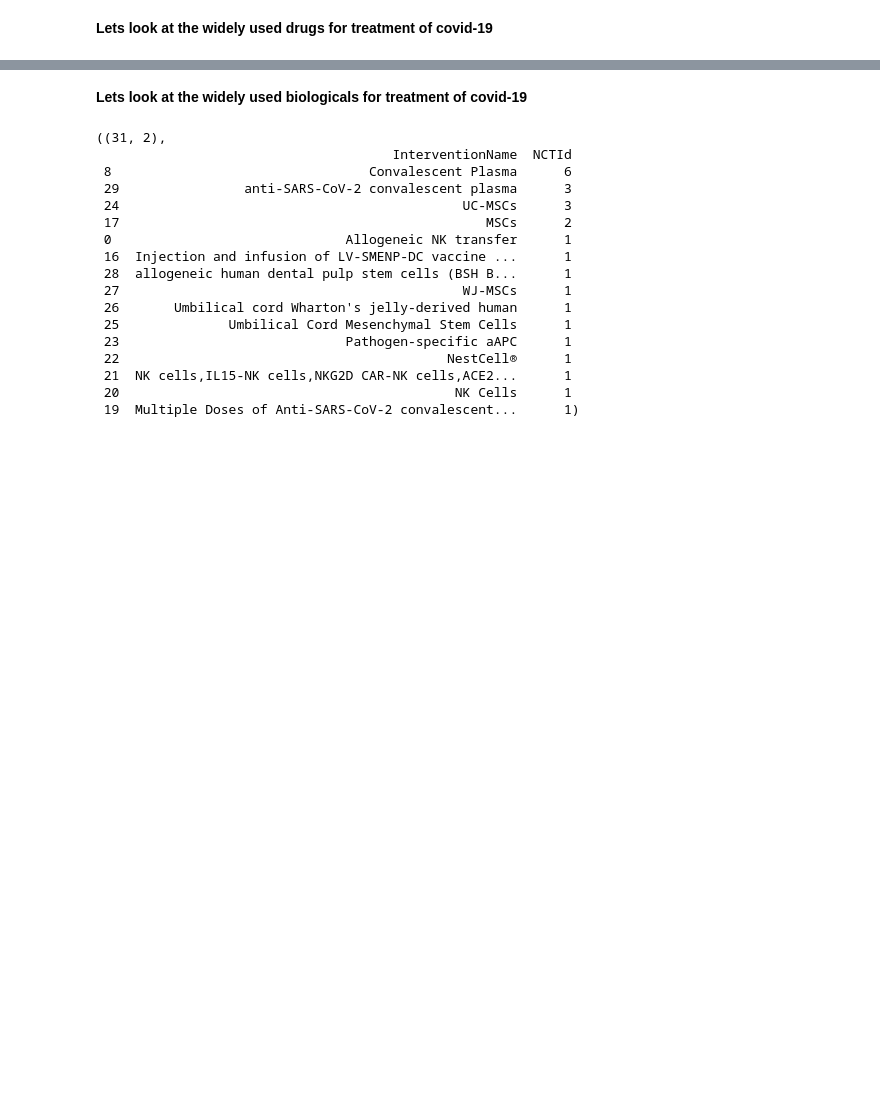
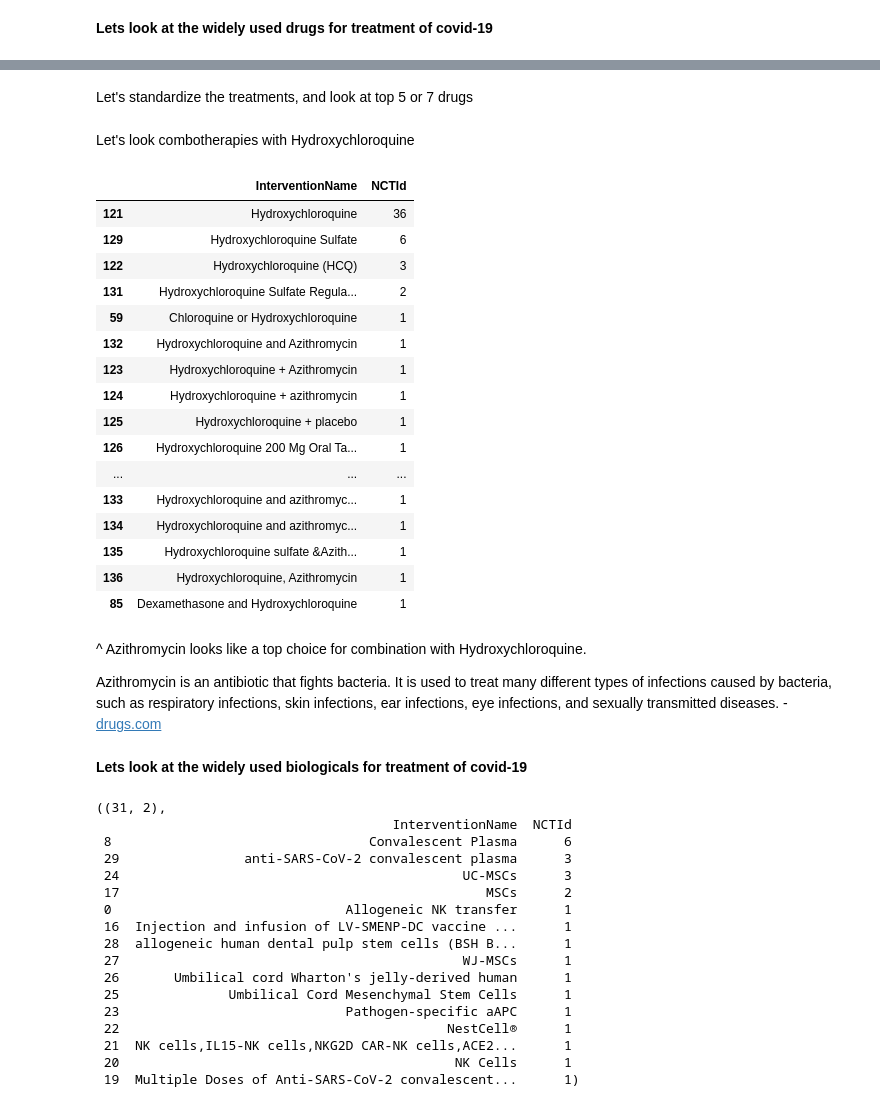
Before and after one commit to AksChougule/clinical-text, a Jupyter notebook: cov19-ct-gov-api/COVID-19-clinical-trials-v2.ipynb, the cells around one changed output, grey strips where cells are left out. Drawn from its saved outputs; the diff is of its cells as text; code cells hidden in the pictures; blank space fills up the shorter version.

```diff
--- a/cov19-ct-gov-api/COVID-19-clinical-trials-v2.ipynb
+++ b/cov19-ct-gov-api/COVID-19-clinical-trials-v2.ipynb
@@ -317,3 +327,34 @@ covid_drugs.shape, covid_drugs.iloc[:15,]
+# %% [markdown]
+Let's standardize the treatments, and look at top 5 or 7 drugs
+# %% [markdown]
+Let's look combotherapies with Hydroxychloroquine
+# %%
+tt = df.loc[(df.DesignPrimaryPurpose=='Treatment') & (df.InterventionType=='Drug'),]
+tt1 = tt.groupby('InterventionName', as_index=False).NCTId.count()
+covid_drugs = tt1.sort_values('NCTId', ascending=False)
+covid_drugs[covid_drugs.InterventionName.str.contains('Hydroxychloroquine')]
+# %% [output]
+|  | InterventionName | NCTId |
+| 121 | Hydroxychloroquine | 36 |
+| 129 | Hydroxychloroquine Sulfate | 6 |
+| 122 | Hydroxychloroquine (HCQ) | 3 |
+| 131 | Hydroxychloroquine Sulfate Regula... | 2 |
+| 59 | Chloroquine or Hydroxychloroquine | 1 |
+| 132 | Hydroxychloroquine and Azithromycin | 1 |
+| 123 | Hydroxychloroquine + Azithromycin | 1 |
+| 124 | Hydroxychloroquine + azithromycin | 1 |
+| 125 | Hydroxychloroquine + placebo | 1 |
+| 126 | Hydroxychloroquine 200 Mg Oral Ta... | 1 |
+| ... | ... | ... |
+| 133 | Hydroxychloroquine and azithromyc... | 1 |
+| 134 | Hydroxychloroquine and azithromyc... | 1 |
+| 135 | Hydroxychloroquine sulfate &Azith... | 1 |
+| 136 | Hydroxychloroquine, Azithromycin | 1 |
+| 85 | Dexamethasone and Hydroxychloroquine | 1 |
+# %% [markdown]
+^ Azithromycin looks like a top choice for combination with Hydroxychloroquine.
+
+Azithromycin is an antibiotic that fights bacteria. It is used to treat many different types of infections caused by bacteria, such as respiratory infections, skin infections, ear infections, eye infections, and sexually transmitted diseases. - [drugs.com](https://www.drugs.com/azithromycin.html)
 # %% [markdown]
 **Lets look at the widely used biologicals for treatment of covid-19**
 # %%
```
Also changed, not shown: parts of 6 cells of this notebook.
